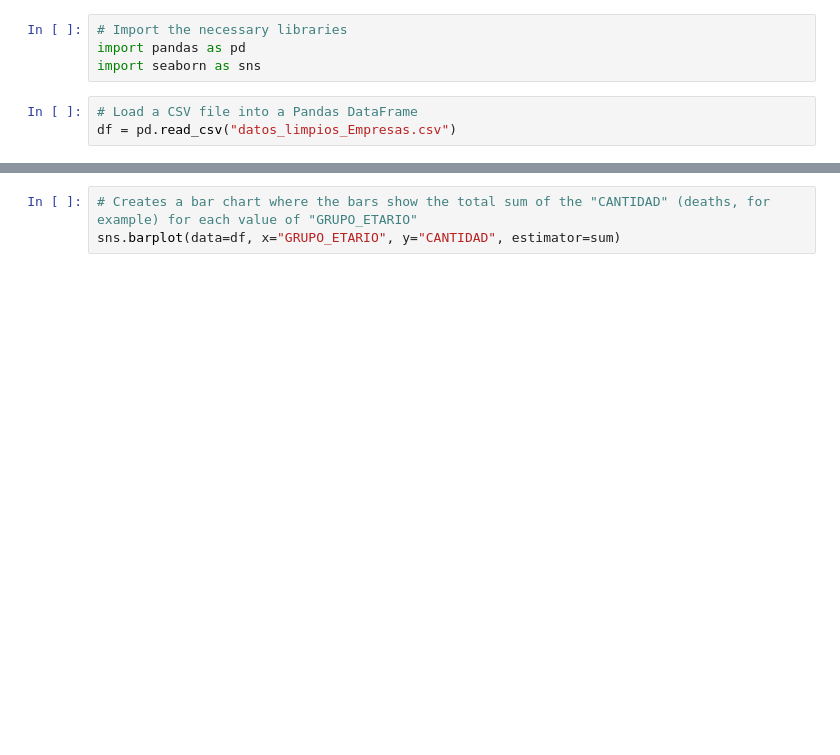
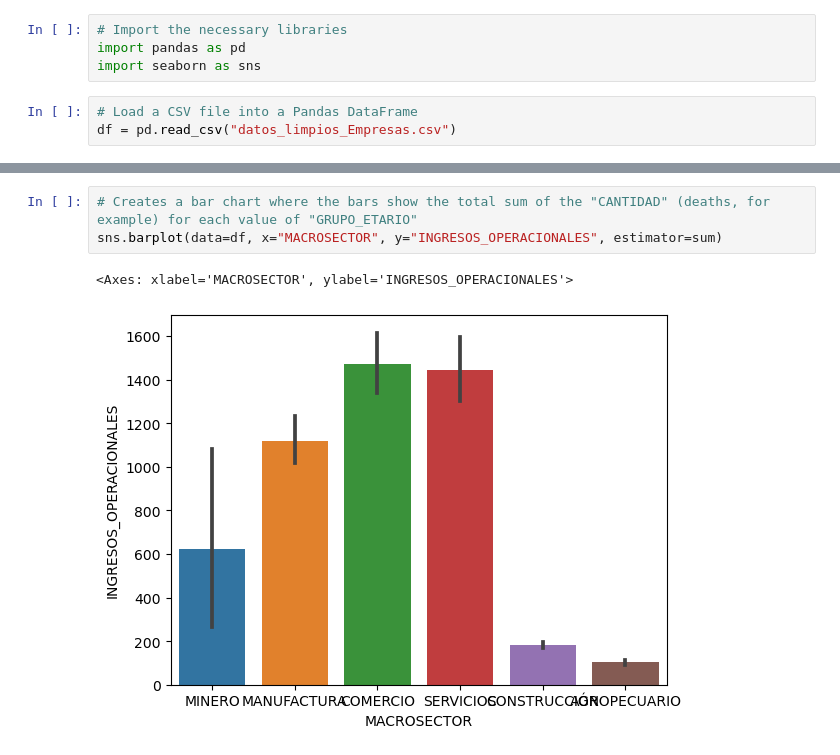
Before and after one commit to gabrielroncancio/herramientas_big_data_SAG, a Jupyter notebook: visualizacion_bar.ipynb, the cells around one changed output, grey strips where cells are left out. Cells and saved outputs as stored; diff of their text form; blank space fills up the shorter version.

```diff
--- a/visualizacion_bar.ipynb
+++ b/visualizacion_bar.ipynb
@@ -35,3 +90,6 @@ df.groupby('GRUPO_ETARIO')['CANTIDAD'].sum().reset_index()
 # %%
 # Creates a bar chart where the bars show the total sum of the "CANTIDAD" (deaths, for example) for each value of "GRUPO_ETARIO"
-sns.barplot(data=df, x="GRUPO_ETARIO", y="CANTIDAD", estimator=sum)
+sns.barplot(data=df, x="MACROSECTOR", y="INGRESOS_OPERACIONALES", estimator=sum)
+# %% [output]
+<Axes: xlabel='MACROSECTOR', ylabel='INGRESOS_OPERACIONALES'>
+[figure, added]
```
Also changed, not shown: parts of 7 cells of this notebook, 3 other files.
